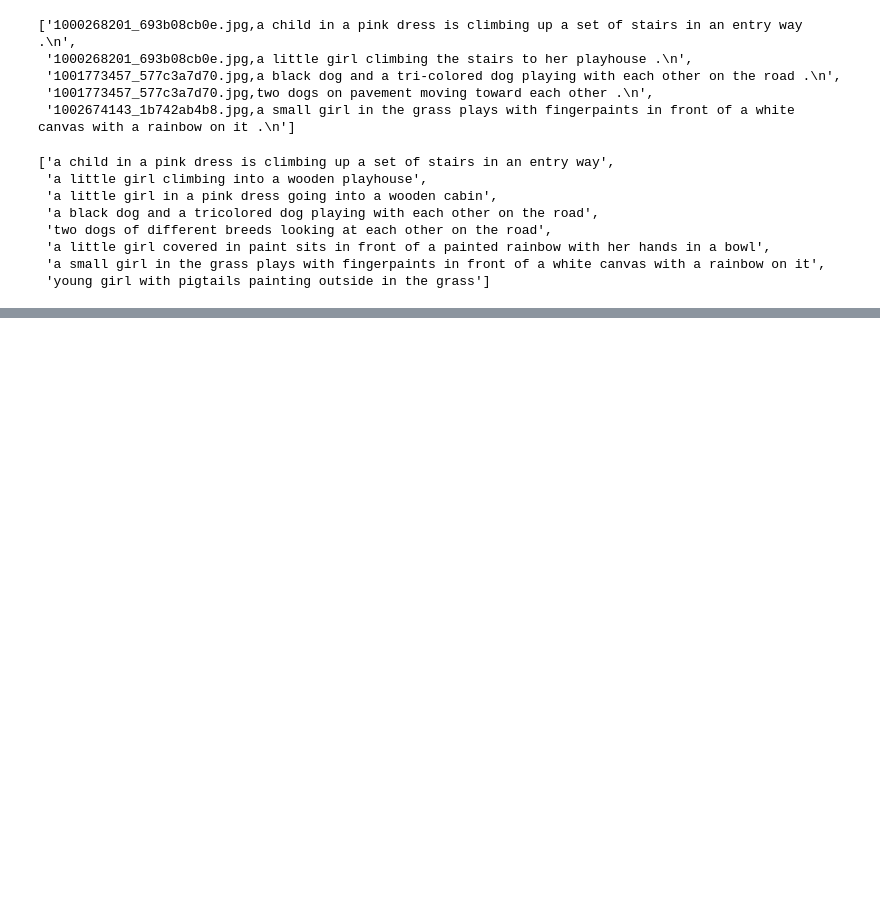
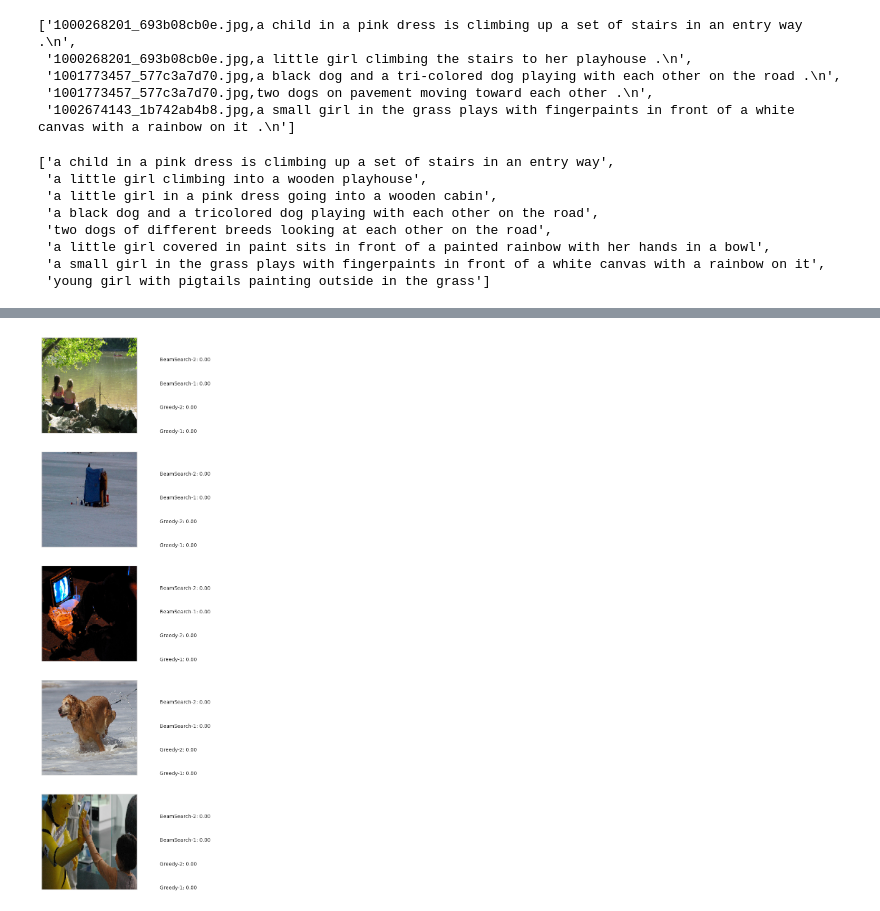
Before and after one commit to Keerthana12-AI-DS/API, a Jupyter notebook: ImageCaption.ipynb, the cells around one changed output, grey strips where cells are left out. Drawn from its saved outputs; the diff is of its cells as text; code cells hidden in the pictures; blank space fills up the shorter version.

```diff
--- a/ImageCaption.ipynb
+++ b/ImageCaption.ipynb
@@ -112,0 +451,15 @@ cleaned_captions[:15:2]
+# %%
+def BLEU_score(actual, greedy, beam_search):
+    score_greedy_1 = corpus_bleu(actual, greedy, weights=(0.3, 0.3, 0.3, 0))
+    score_greedy_2 = corpus_bleu(actual, greedy, weights=(0.25, 0.25, 0.25, 0.25))
+    score_BS_1 = corpus_bleu(actual, beam_search, weights=(0.3, 0.3, 0.3, 0))
+    score_BS_2 = corpus_bleu(actual, beam_search, weights=(0.25, 0.25, 0.25, 0.25))
+
+    return [
+        (f'BLEU-2 Greedy: {round(score_BS_2, 5)}'),
+        (f'BLEU-1 Greedy: {round(score_BS_1, 5)}'),
+        (f'Greedy: {greedy[0]}'),
+        (f'BLEU-2 Beam Search: {round(score_greedy_2, 5)}'),
+        (f'BLEU-1 Beam Search: {round(score_greedy_1, 5)}'),
+        (f'Beam Search:  {beam_search[0]}')
+    ]
@@ -112,0 +476,85 @@ cleaned_captions[:15:2]
+# %%
+# -------------------------------
+# Full working visualization example
+# -------------------------------
+
+import os
+import numpy as np
+import matplotlib.pyplot as plt
+from tensorflow.keras.preprocessing.image import load_img
+from nltk.translate.bleu_score import corpus_bleu
+
+# -------------------------------
+# 1. Set your image folder (change if needed)
+# -------------------------------
+images_directory = "/content/Images"  # folder containing images
+
+# -------------------------------
+# 2. Example data
+# -------------------------------
+# Let's assume filenames exist in your folder
+all_images = os.listdir(images_directory)
+all_images = [img for img in all_images if img.endswith('.jpg') or img.endswith('.jpeg')]
+
+# Fake captions
+test_actual_captions = {img: ["start a dog is running end", "start a dog plays end"] for img in all_images}
+generated_captions = {img: "a dog runs" for img in all_images}
+
+# Dummy beam search generator
+def beam_search_generator(filename):
+    return "a dog is running"
+
+# BLEU score function
+def BLEU_score(actual, greedy, beam_search):
+    score_greedy_1 = corpus_bleu(actual, greedy, weights=(0.3, 0.3, 0.3, 0))
+    score_greedy_2 = corpus_bleu(actual, greedy, weights=(0.25, 0.25, 0.25, 0.25))
+    score_BS_1 = corpus_bleu(actual, beam_search, weights=(0.3, 0.3, 0.3, 0))
+    score_BS_2 = corpus_bleu(actual, beam_search, weights=(0.25, 0.25, 0.25, 0.25))
+    return [f"Greedy-1: {score_greedy_1:.2f}", f"Greedy-2: {score_greedy_2:.2f}",
+            f"BeamSearch-1: {score_BS_1:.2f}", f"BeamSearch-2: {score_BS_2:.2f}"]
+
+# -------------------------------
+# 3. Visualization function
+# -------------------------------
+def visualization(data, greedy_caps, beamS_generator, evaluator, num_of_images):
+    keys = list(data.keys())
+    images = [np.random.choice(keys) for _ in range(num_of_images)]  # Random selection
+    count = 1
+    fig = plt.figure(figsize=(8, 20))
+
+    for filename in images:
+        actual_cap = data[filename]
+        actual_cap = [x.replace("start ", "").replace(" end", "") for x in actual_cap]
+
+        greedy_cap = greedy_caps[filename]
+        beamS_cap = beamS_generator(filename)
+
+        caps_with_score = evaluator(actual_cap, [greedy_cap]*len(actual_cap), [beamS_cap]*len(actual_cap))
+
+        image_path = os.path.join(images_directory, filename)
+        if not os.path.exists(image_path):
+            print("Missing image:", filename)
+            continue
+
+        image_load = load_img(image_path, target_size=(199,199,3))
+        ax = fig.add_subplot(num_of_images, 2, count, xticks=[], yticks=[])
+        ax.imshow(image_load)
+        count += 1
+
+        ax = fig.add_subplot(num_of_images, 2, count)
+        plt.axis('off')
+        ax.plot()
+        ax.set_xlim(0, 1)
+        ax.set_ylim(0, len(caps_with_score))
+        for i, text in enumerate(caps_with_score):
+            ax.text(0, i, text, fontsize=10)
+        count += 1
+
+    plt.show()
+
+# -------------------------------
+# 4. Run visualization
+# -------------------------------
+visualization(test_actual_captions, generated_captions, beam_search_generator, BLEU_score, 5)
+# %% [output]
+[figure, added]
```
Also changed, not shown: parts of 20 cells of this notebook.
